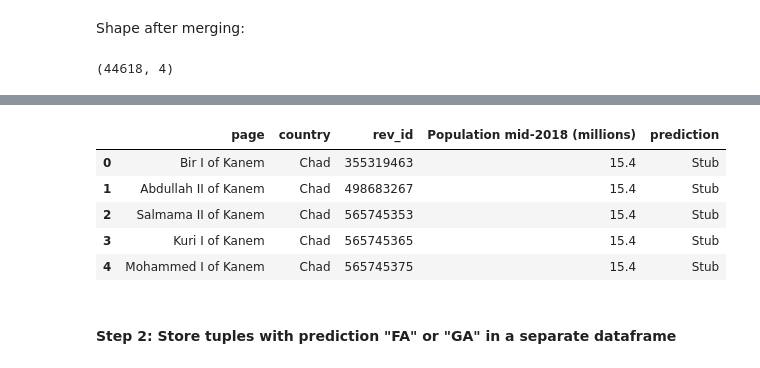
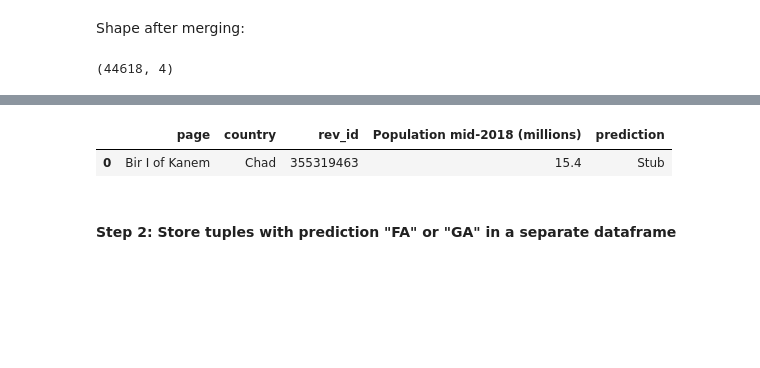
Before and after one commit to apoorva-sh/data-512-a2, a Jupyter notebook: hcds-a2-bias.ipynb, the cells around one changed output, grey strips where cells are left out. Drawn from its saved outputs; the diff is of its cells as text; code cells hidden in the pictures; blank space fills up the shorter version.

```diff
--- a/hcds-a2-bias.ipynb
+++ b/hcds-a2-bias.ipynb
@@ -534,16 +387,12 @@ data.head()
 # %%
 #Remove superfluous columns
 
 del data['Unnamed: 0']
 
-data.head()
+data.head(1)
 # %% [output]
 |  | page | country | rev_id | Population mid-2018 (millions) | prediction |
 | 0 | Bir I of Kanem | Chad | 355319463 | 15.4 | Stub |
-| 1 | Abdullah II of Kanem | Chad | 498683267 | 15.4 | Stub |
-| 2 | Salmama II of Kanem | Chad | 565745353 | 15.4 | Stub |
-| 3 | Kuri I of Kanem | Chad | 565745365 | 15.4 | Stub |
-| 4 | Mohammed I of Kanem | Chad | 565745375 | 15.4 | Stub |
 # %% [markdown]
 #### Step 2: Store tuples with prediction "FA" or "GA" in a separate dataframe
 # %%
```
Also changed, not shown: parts of 50 cells of this notebook.
